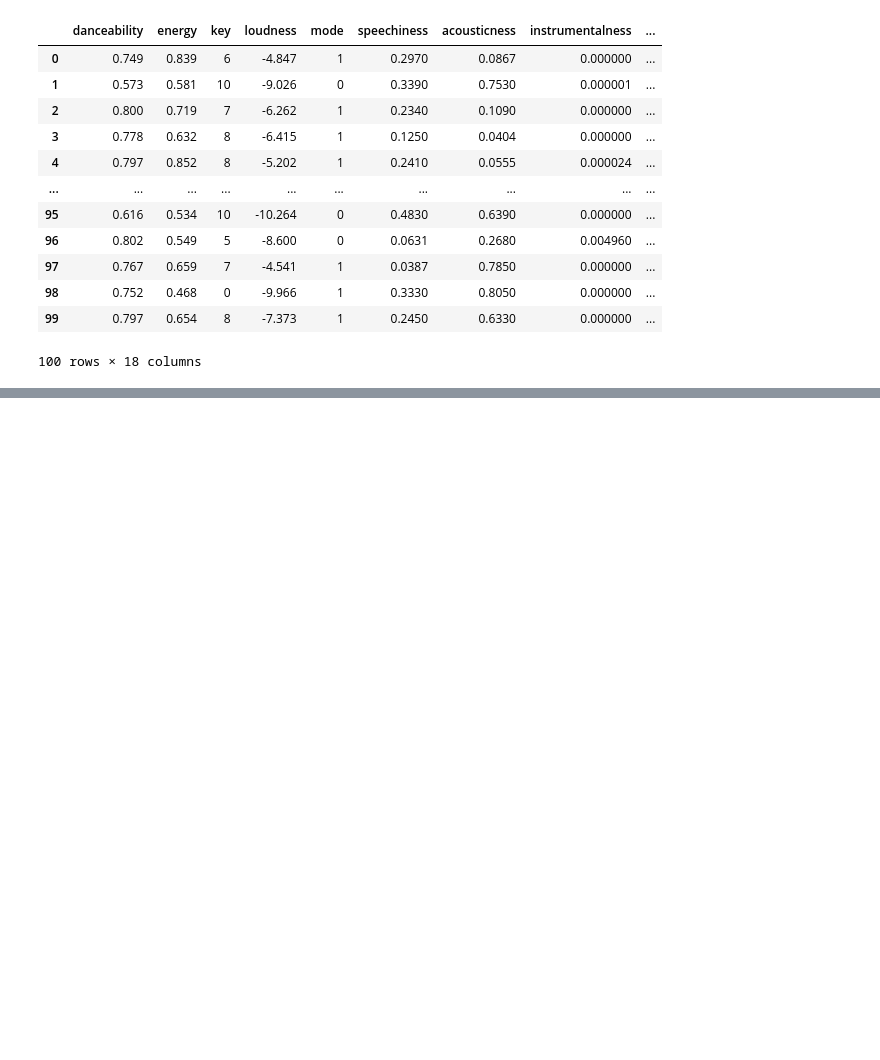
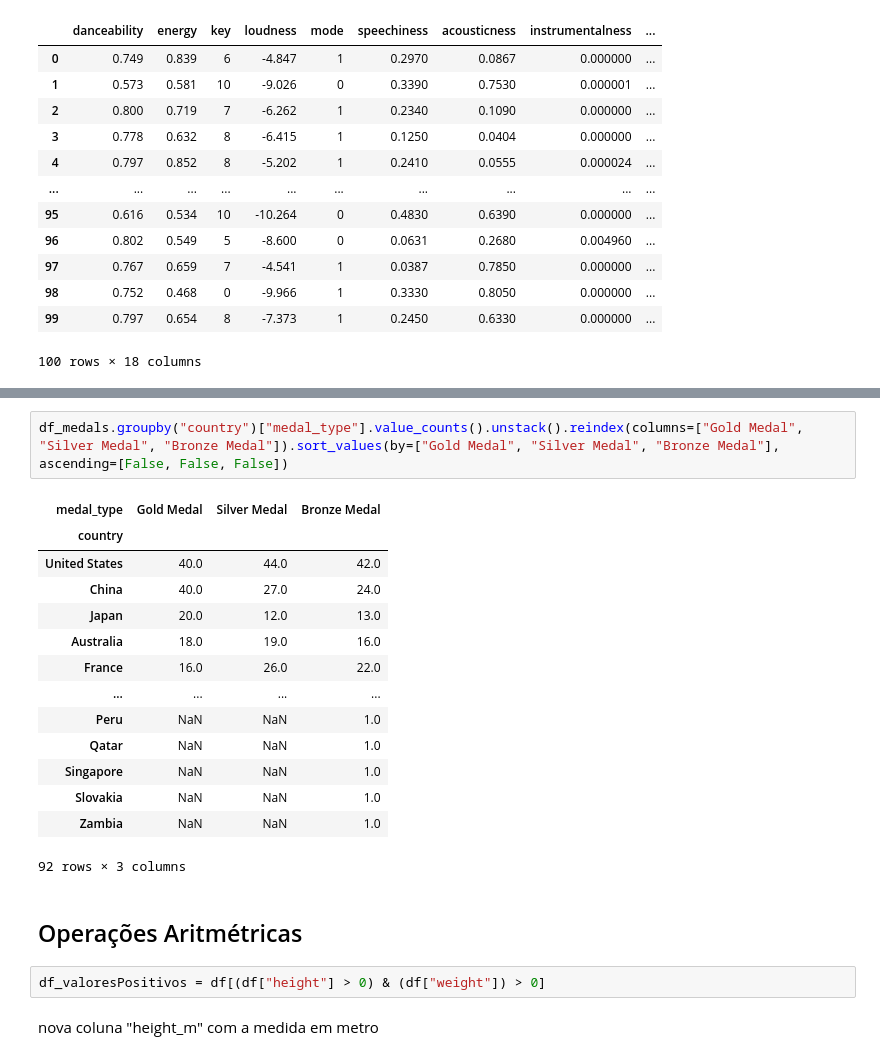
Before and after one commit to MarcioLuizBR/DataWrangling_Cleaning, a Jupyter notebook: DataWrangling_Cleaning.ipynb, the cells around one changed output, grey strips where cells are left out. Saved outputs shown, nothing was run; the diff lists cells and outputs as text; blank space fills up the shorter version.

```diff
--- a/DataWrangling_Cleaning.ipynb
+++ b/DataWrangling_Cleaning.ipynb
@@ -54,0 +373,23 @@ pd.json_normalize(df_jason["audio_features"])
+# %%
+df_medals.groupby("country")["medal_type"].value_counts().unstack().reindex(columns=["Gold Medal", "Silver Medal", "Bronze Medal"]).sort_values(by=["Gold Medal", "Silver Medal", "Bronze Medal"], ascending=[False, False, False])
+# %% [output]
+| medal_type | Gold Medal | Silver Medal | Bronze Medal |
+| country |  |  |  |
+| United States | 40.0 | 44.0 | 42.0 |
+| China | 40.0 | 27.0 | 24.0 |
+| Japan | 20.0 | 12.0 | 13.0 |
+| Australia | 18.0 | 19.0 | 16.0 |
+| France | 16.0 | 26.0 | 22.0 |
+| ... | ... | ... | ... |
+| Peru | NaN | NaN | 1.0 |
+| Qatar | NaN | NaN | 1.0 |
+| Singapore | NaN | NaN | 1.0 |
+| Slovakia | NaN | NaN | 1.0 |
+| Zambia | NaN | NaN | 1.0 |
+92 rows × 3 columns
+# %% [markdown]
+## Operações Aritmétricas
+# %%
+df_valoresPositivos = df[(df["height"] > 0) & (df["weight"]) > 0]
+# %% [markdown]
+nova coluna "height_m" com a medida em metro
```
Also changed, not shown: parts of 53 cells of this notebook, 1 other file.
